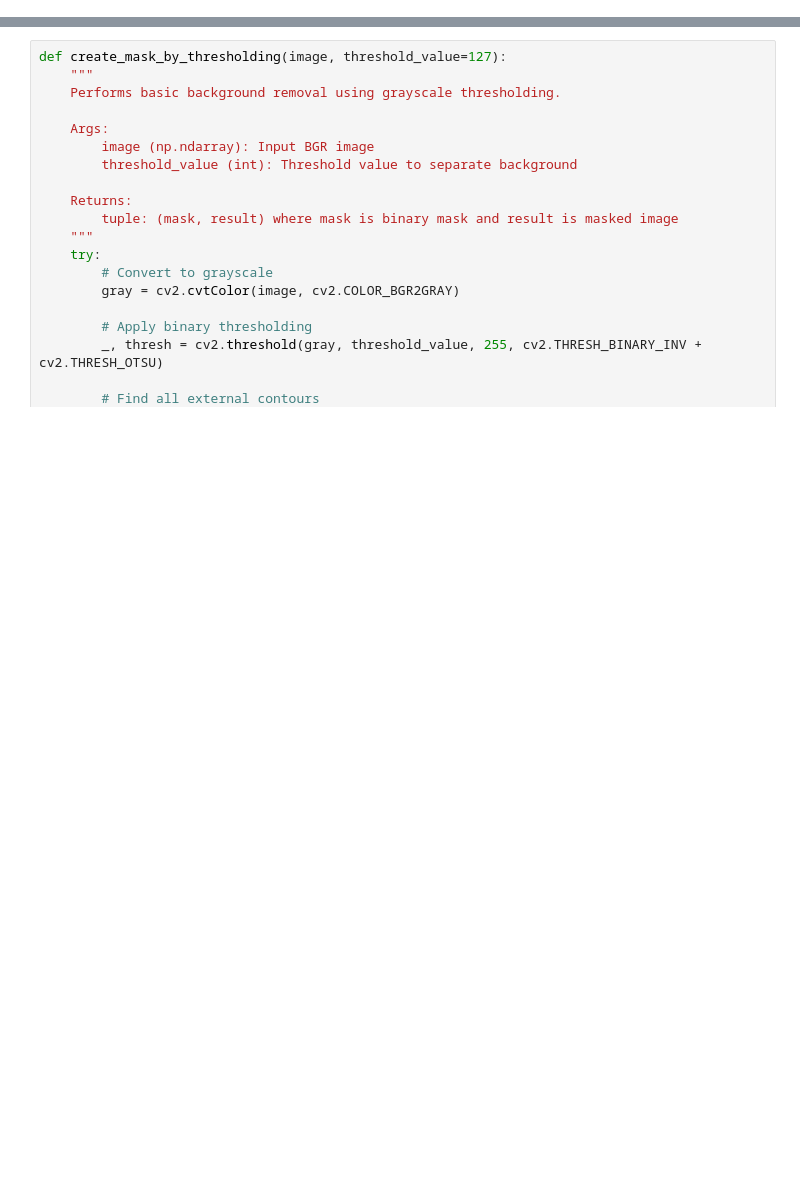
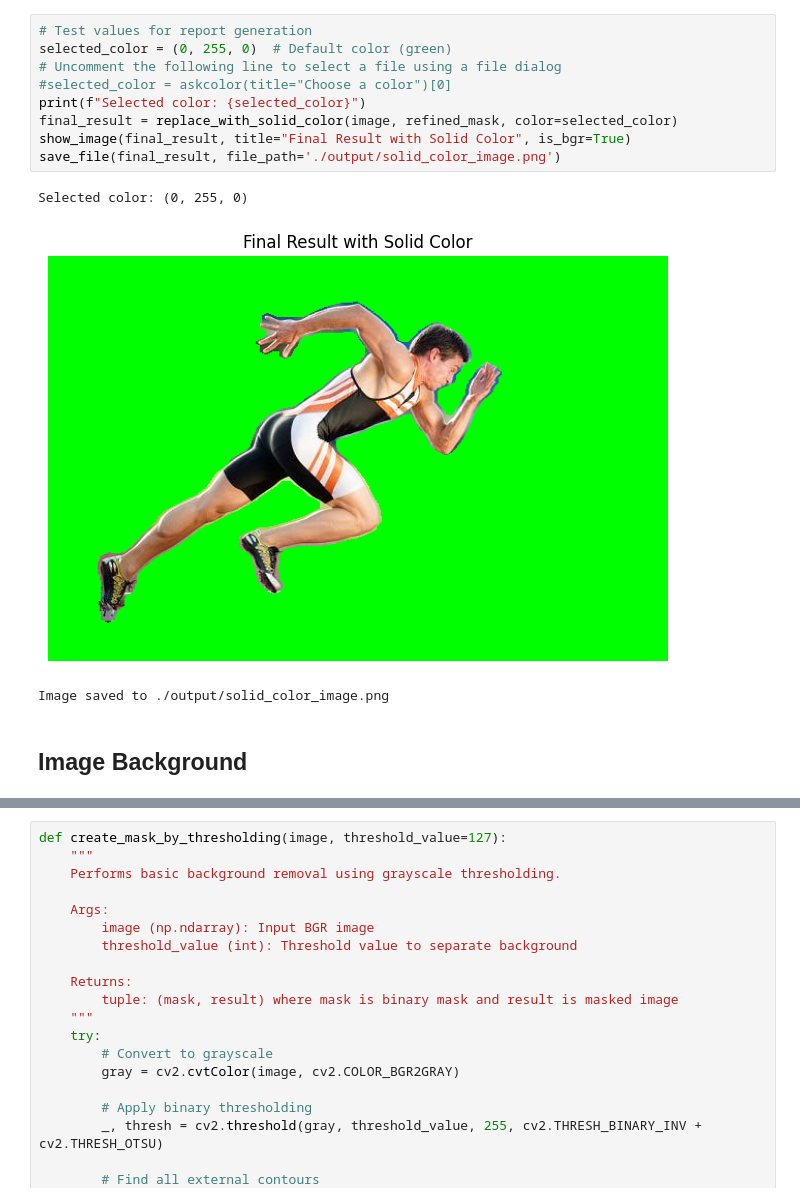
Before and after one commit to jdeleon3/ImageProcessing.BackgroundReplace, a Jupyter notebook: CS-6322-TermProject-Code-2025-5-6.ipynb, the cells around one changed output, grey strips where cells are left out. Drawn from its saved outputs; the diff is of its cells as text; blank space fills up the shorter version.

Commit message:
Updated final report and application

```diff
--- a/CS-6322-TermProject-Code-2025-5-6.ipynb
+++ b/CS-6322-TermProject-Code-2025-5-6.ipynb
@@ -103,0 +551,15 @@ else:
+# %%
+# Test values for report generation
+selected_color = (0, 255, 0)  # Default color (green)
+# Uncomment the following line to select a file using a file dialog
+#selected_color = askcolor(title="Choose a color")[0]
+print(f"Selected color: {selected_color}")
+final_result = replace_with_solid_color(image, refined_mask, color=selected_color)
+show_image(final_result, title="Final Result with Solid Color", is_bgr=True)
+save_file(final_result, file_path='./output/solid_color_image.png')
+# %% [output]
+Selected color: (0, 255, 0)
+[figure, added]
+Image saved to ./output/solid_color_image.png
+# %% [markdown]
+## Image Background
```
Also changed, not shown: parts of 64 cells of this notebook, 14 other files.
